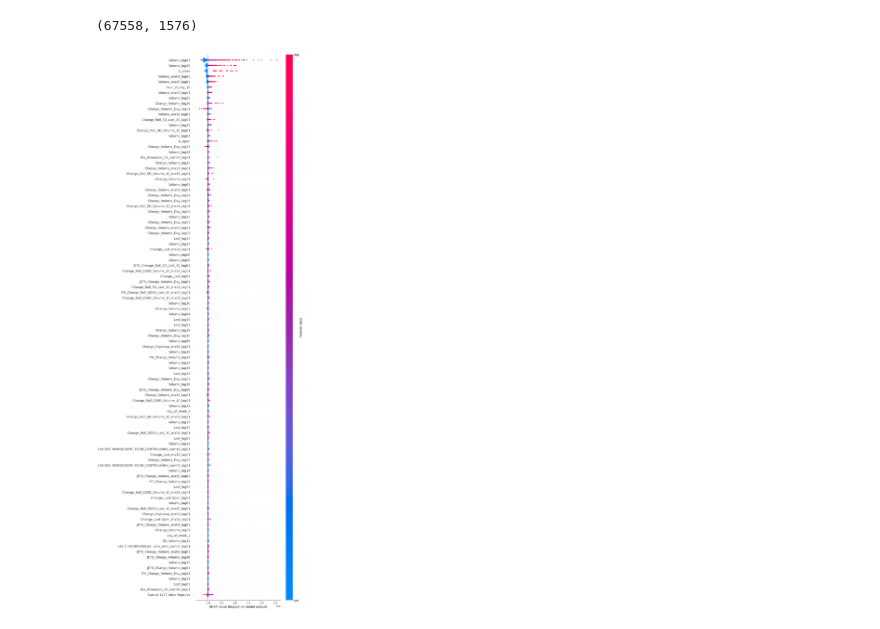
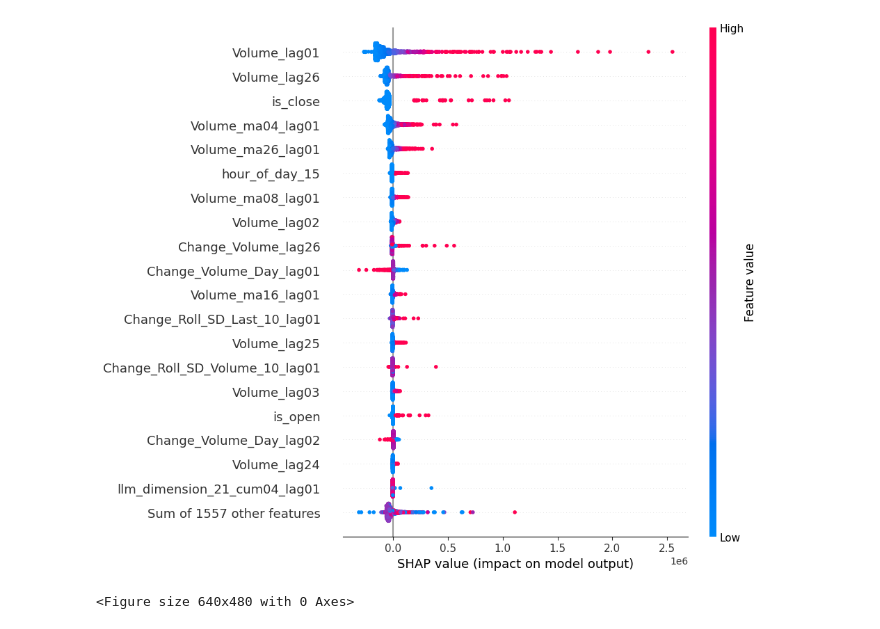
Before and after one commit to svanomm/sentiment-volume-forecasting, a Jupyter notebook: Scripts/05 Models/08 Best Model Shapley Values.ipynb, the cells around one changed output. Cells and saved outputs as stored; diff of their text form; code cells hidden in the pictures.

Commit message:
make lots of summary charts; Shapley charts

```diff
--- a/Scripts/05 Models/08 Best Model Shapley Values.ipynb
+++ b/Scripts/05 Models/08 Best Model Shapley Values.ipynb
@@ -73,7 +77,3 @@ array([[0.01515152, 0.02870813, 0.08074534, ..., 0.        , 0.        ,
-# %%
-x_eval.shape
-# %% [output]
-(67558, 1576)
 # %%
 # sample 1000 rows from x_eval
 np.random.seed(42)
@@ -83,6 +83,8 @@ x_sample = x_eval[np.random.choice(x_eval.shape[0], size=1000, replace=False), :
 explainer = shap.TreeExplainer(model, x_sample, feature_names=x.columns)
 shap_values = explainer(x_sample, check_additivity=False)
 # %%
-shap.plots.beeswarm(shap_values, max_display=100)
+shap.plots.beeswarm(shap_values, max_display=20)
+plt.savefig('../../output/shap_beeswarm_all.png', dpi=600)
 # %% [output]
-[figure, old version]
+[figure, new version]
+<Figure size 640x480 with 0 Axes>
```
Also changed, not shown: parts of 10 cells of this notebook, 14 other files.
